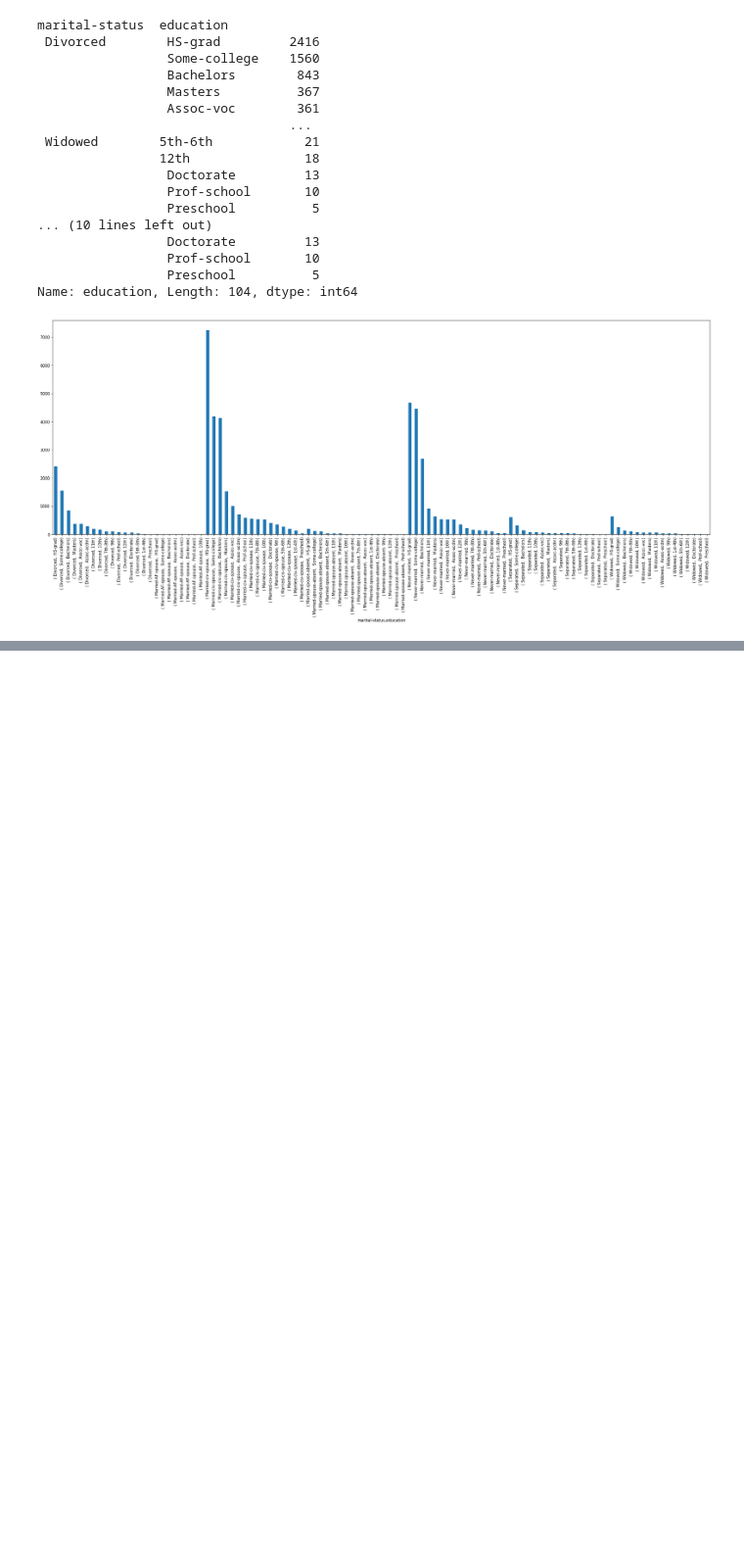
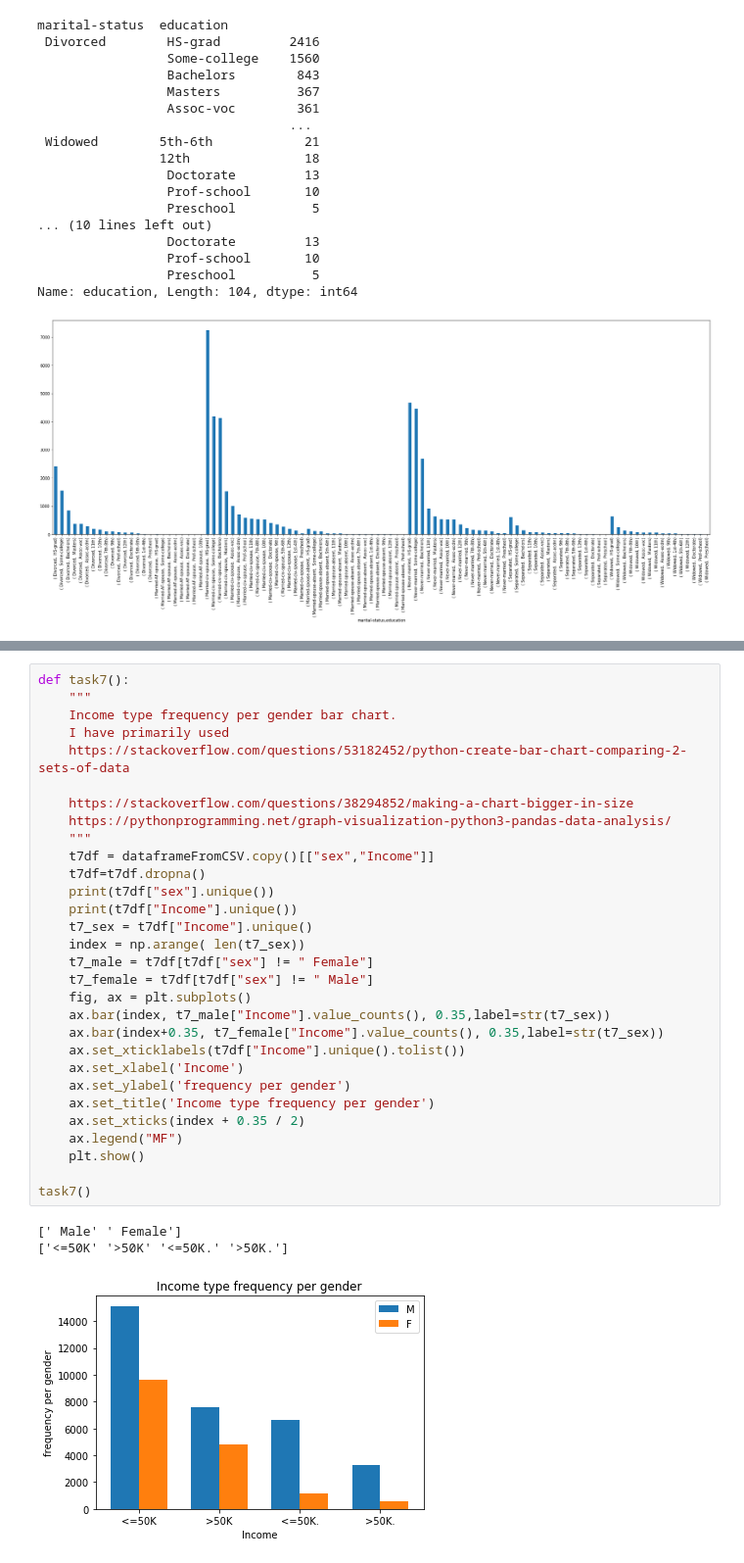
Before and after one commit to DandDevy/dataAnalyticsProject1, a Jupyter notebook: project.ipynb, the cells around one changed output, grey strips where cells are left out. Shown: that part at 98% size. Cells and saved outputs as stored; diff of their text form; blank space fills up the shorter version.

```diff
--- a/project.ipynb
+++ b/project.ipynb
@@ -300,0 +301,34 @@ task8()
+# %%
+def task7():
+    """
+    Income type frequency per gender bar chart.
+    I have primarily used
+    https://stackoverflow.com/questions/53182452/python-create-bar-chart-comparing-2-sets-of-data
+
+    https://stackoverflow.com/questions/38294852/making-a-chart-bigger-in-size
+    https://pythonprogramming.net/graph-visualization-python3-pandas-data-analysis/
+    """
+    t7df = dataframeFromCSV.copy()[["sex","Income"]]
+    t7df=t7df.dropna()
+    print(t7df["sex"].unique())
+    print(t7df["Income"].unique())
+    t7_sex = t7df["Income"].unique()
+    index = np.arange( len(t7_sex))
+    t7_male = t7df[t7df["sex"] != " Female"]
+    t7_female = t7df[t7df["sex"] != " Male"]
+    fig, ax = plt.subplots()
+    ax.bar(index, t7_male["Income"].value_counts(), 0.35,label=str(t7_sex))
+    ax.bar(index+0.35, t7_female["Income"].value_counts(), 0.35,label=str(t7_sex))
+    ax.set_xticklabels(t7df["Income"].unique().tolist())
+    ax.set_xlabel('Income')
+    ax.set_ylabel('frequency per gender')
+    ax.set_title('Income type frequency per gender')
+    ax.set_xticks(index + 0.35 / 2)
+    ax.legend("MF")
+    plt.show()
+
+task7()
+# %% [output]
+[' Male' ' Female']
+['<=50K' '>50K' '<=50K.' '>50K.']
+[figure, added]
```
Also changed, not shown: parts of 1 cell of this notebook.
